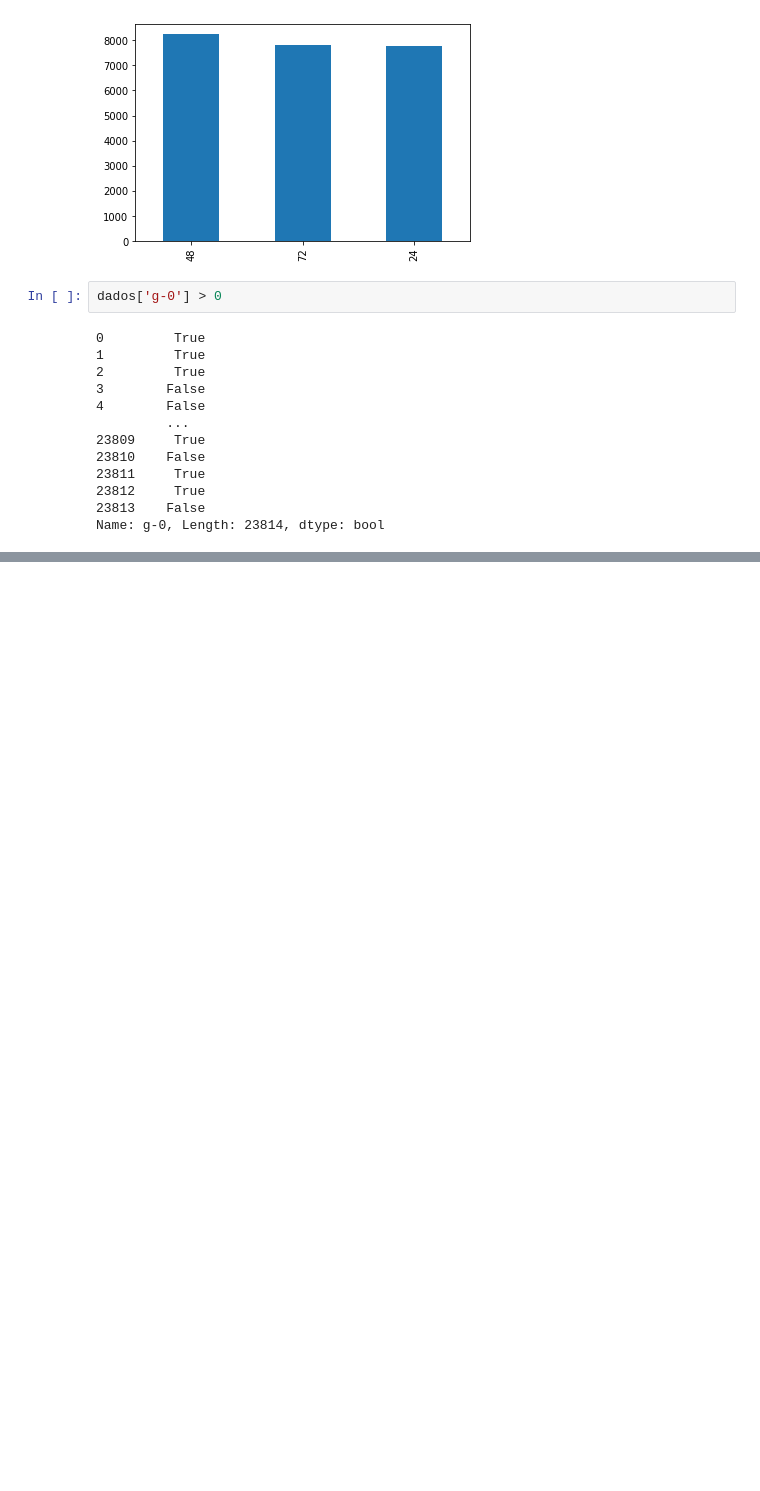
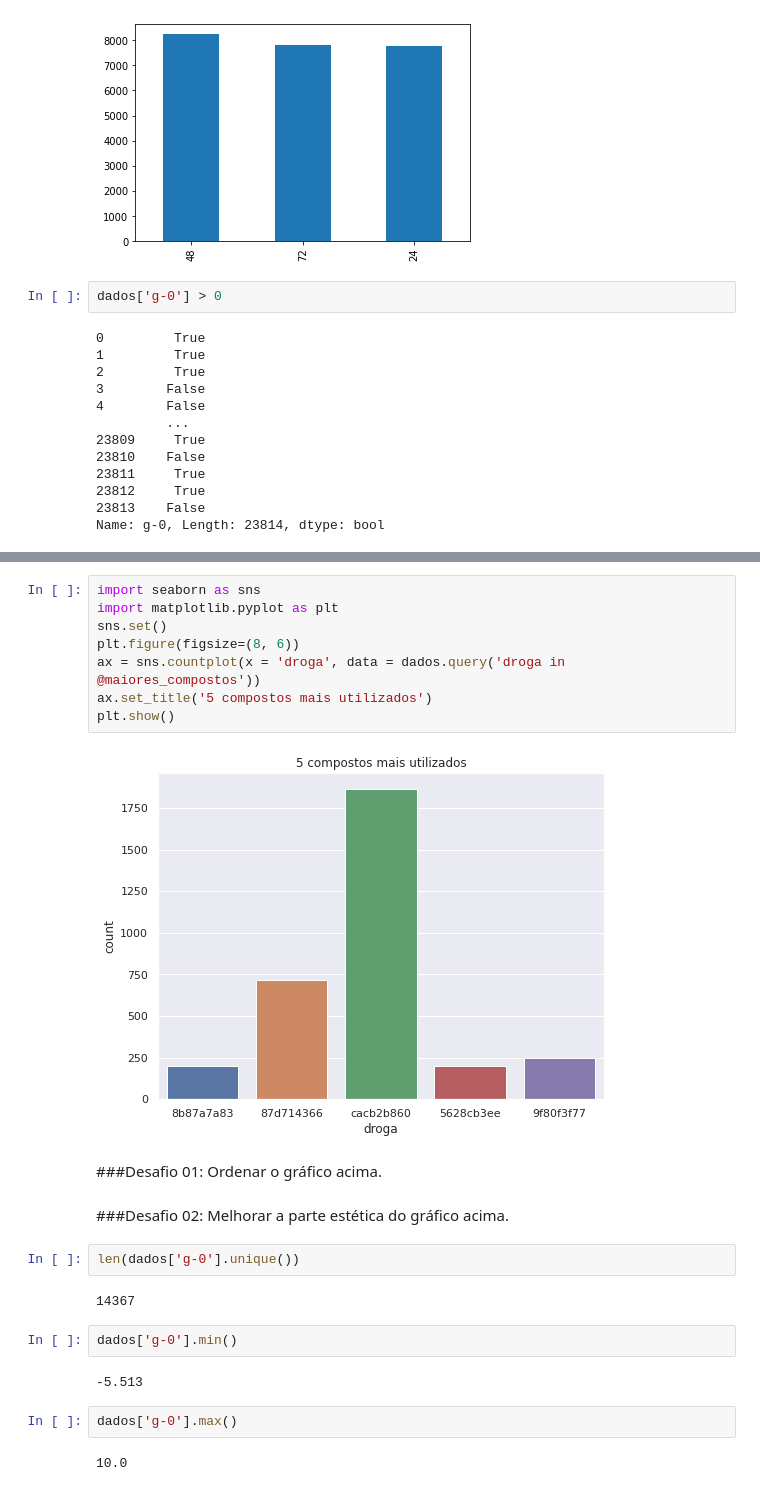
Before and after one commit to melissajblins/Imersao_Alura, a Jupyter notebook: ImersaoAlura.ipynb, the cells around one changed output, grey strips where cells are left out. Cells and saved outputs as stored; diff of their text form; blank space fills up the shorter version.

```diff
--- a/ImersaoAlura.ipynb
+++ b/ImersaoAlura.ipynb
@@ -187,0 +227,26 @@ dados_filtrados = dados[dados['g-0'] > 0]
+# %%
+import seaborn as sns
+import matplotlib.pyplot as plt
+sns.set()
+plt.figure(figsize=(8, 6))
+ax = sns.countplot(x = 'droga', data = dados.query('droga in @maiores_compostos'))
+ax.set_title('5 compostos mais utilizados')
+plt.show()
+# %% [output]
+[figure, added]
+# %% [markdown]
+###Desafio 01: Ordenar o gráfico acima.
+# %% [markdown]
+###Desafio 02: Melhorar a parte estética do gráfico acima.
+# %%
+len(dados['g-0'].unique())
+# %% [output]
+14367
+# %%
+dados['g-0'].min()
+# %% [output]
+-5.513
+# %%
+dados['g-0'].max()
+# %% [output]
+10.0
```
Also changed, not shown: parts of 24 cells of this notebook.
